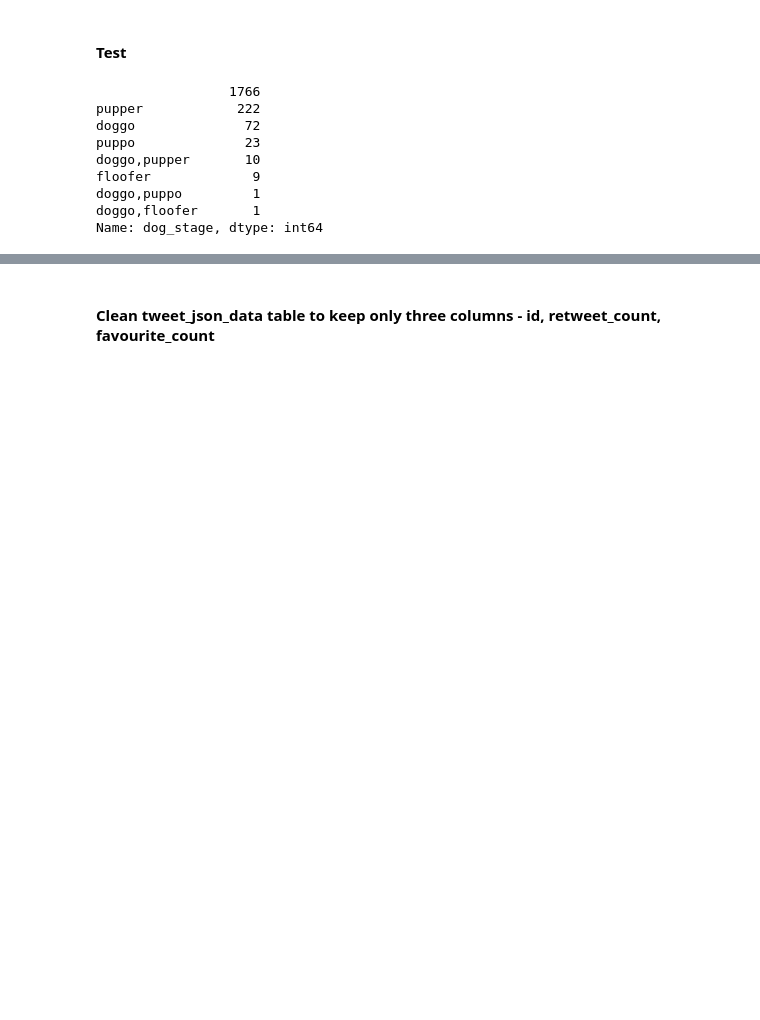
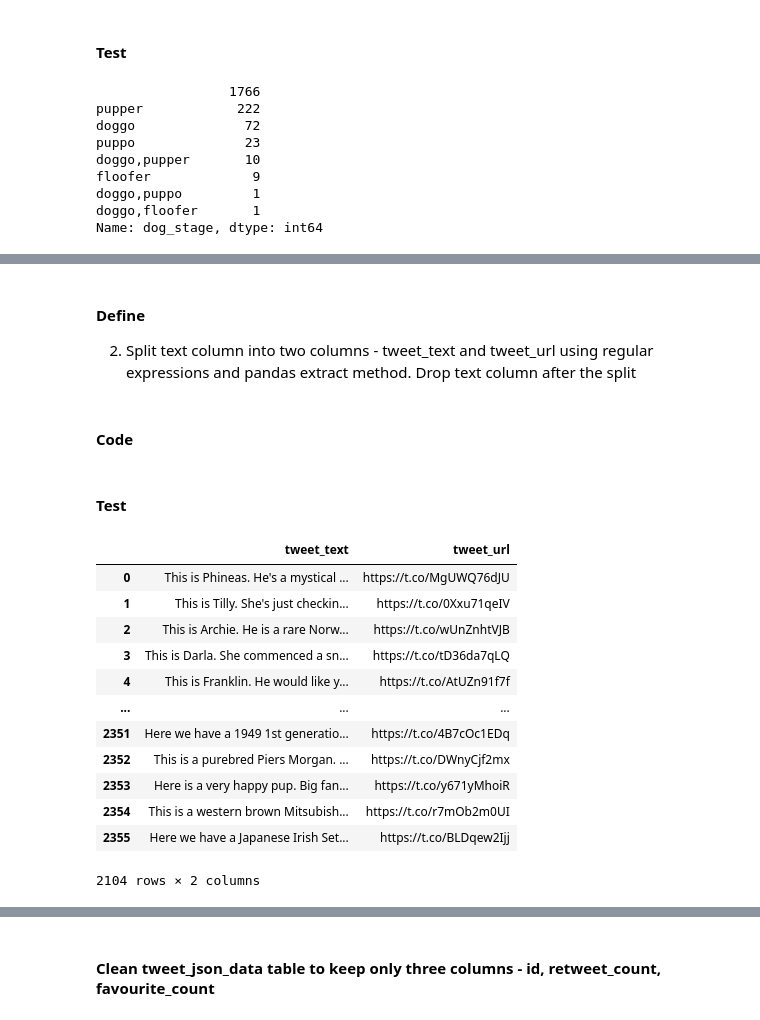
Before and after one commit to Priyanka-Gangadhar-Palshetkar/data-wrangling, a Jupyter notebook: wrangle_act.ipynb, the cells around one changed output, grey strips where cells are left out. Drawn from its saved outputs; the diff is of its cells as text; code cells hidden in the pictures; blank space fills up the shorter version.

```diff
--- a/wrangle_act.ipynb
+++ b/wrangle_act.ipynb
@@ -576,0 +651,5 @@ memory usage: 246.6+ KB
+# %% [markdown]
+#### Define
+2. Split text column into two columns - tweet_text and tweet_url using regular expressions and pandas extract method. Drop text column after the split
+# %% [markdown]
+#### Code
@@ -576,0 +660,18 @@ memory usage: 246.6+ KB
+# %% [markdown]
+#### Test
+# %%
+csv_file_data_clean[['tweet_text','tweet_url']]
+# %% [output]
+|  | tweet_text | tweet_url |
+| 0 | This is Phineas. He's a mystical ... | https://t.co/MgUWQ76dJU |
+| 1 | This is Tilly. She's just checkin... | https://t.co/0Xxu71qeIV |
+| 2 | This is Archie. He is a rare Norw... | https://t.co/wUnZnhtVJB |
+| 3 | This is Darla. She commenced a sn... | https://t.co/tD36da7qLQ |
+| 4 | This is Franklin. He would like y... | https://t.co/AtUZn91f7f |
+| ... | ... | ... |
+| 2351 | Here we have a 1949 1st generatio... | https://t.co/4B7cOc1EDq |
+| 2352 | This is a purebred Piers Morgan. ... | https://t.co/DWnyCjf2mx |
+| 2353 | Here is a very happy pup. Big fan... | https://t.co/y671yMhoiR |
+| 2354 | This is a western brown Mitsubish... | https://t.co/r7mOb2m0UI |
+| 2355 | Here we have a Japanese Irish Set... | https://t.co/BLDqew2Ijj |
+2104 rows × 2 columns
```
Also changed, not shown: parts of 33 cells of this notebook, 1 other file.
